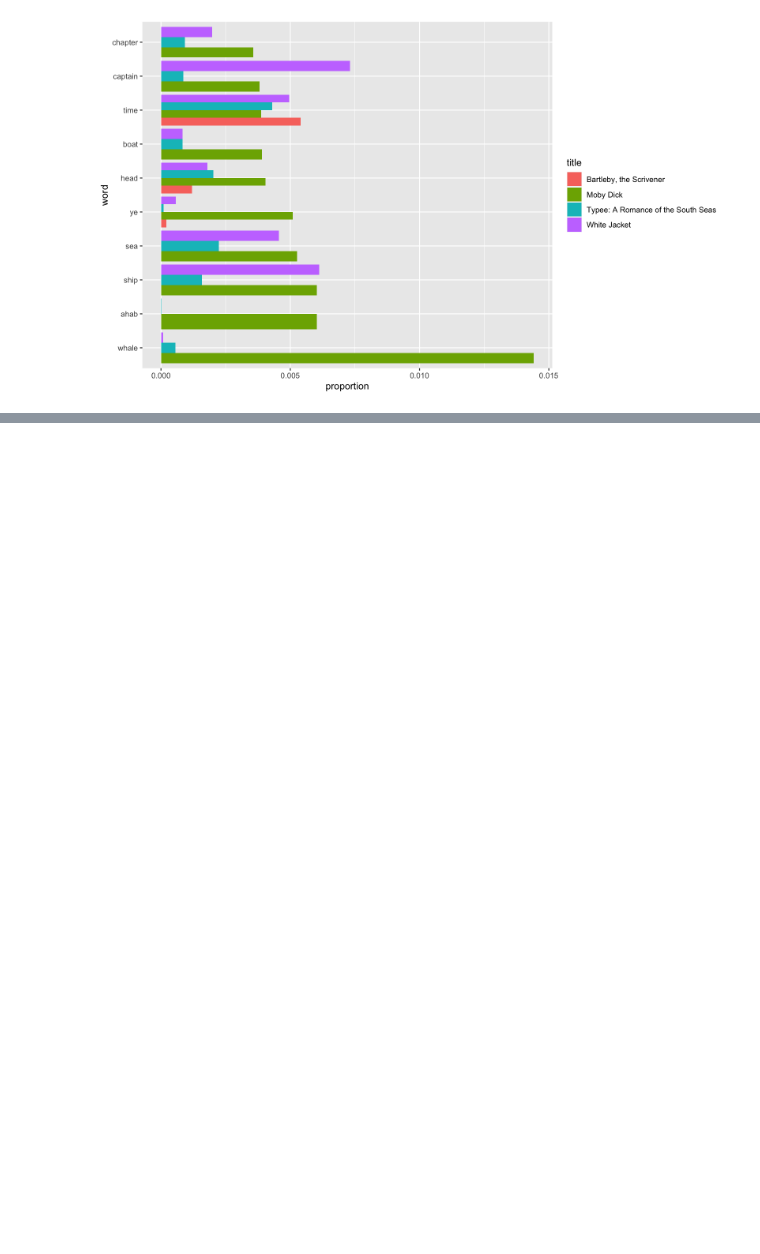
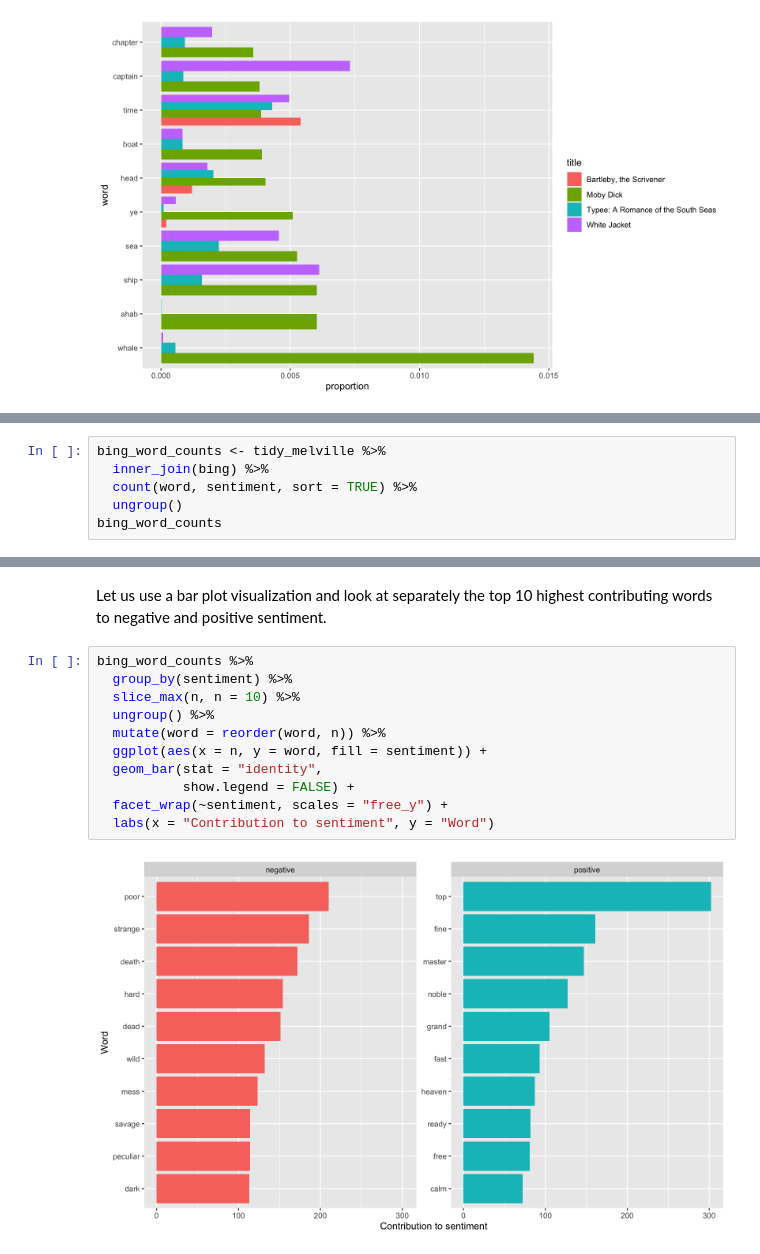
Before and after one commit to jerrybonnell/dhri-workshop-2022, a Jupyter notebook: jupyter/dhri2022_text_mining.ipynb, the cells around one changed output, grey strips where cells are left out. Drawn from its saved outputs; the diff is of its cells as text; blank space fills up the shorter version.

```diff
--- a/jupyter/dhri2022_text_mining.ipynb
+++ b/jupyter/dhri2022_text_mining.ipynb
@@ -743,0 +1100,6 @@ an inner join.
+# %%
+bing_word_counts <- tidy_melville %>%
+  inner_join(bing) %>%
+  count(word, sentiment, sort = TRUE) %>%
+  ungroup()
+bing_word_counts
@@ -743,0 +1127,15 @@ an inner join.
+# %% [markdown]
+Let us use a bar plot visualization and look at separately the top 10 highest contributing words to negative and positive sentiment.
+# %%
+bing_word_counts %>%
+  group_by(sentiment) %>%
+  slice_max(n, n = 10) %>%
+  ungroup() %>%
+  mutate(word = reorder(word, n)) %>%
+  ggplot(aes(x = n, y = word, fill = sentiment)) +
+  geom_bar(stat = "identity",
+           show.legend = FALSE) +
+  facet_wrap(~sentiment, scales = "free_y") +
+  labs(x = "Contribution to sentiment", y = "Word")
+# %% [output]
+[figure, added]
```
Also changed, not shown: parts of 107 cells of this notebook, 2 other files.
